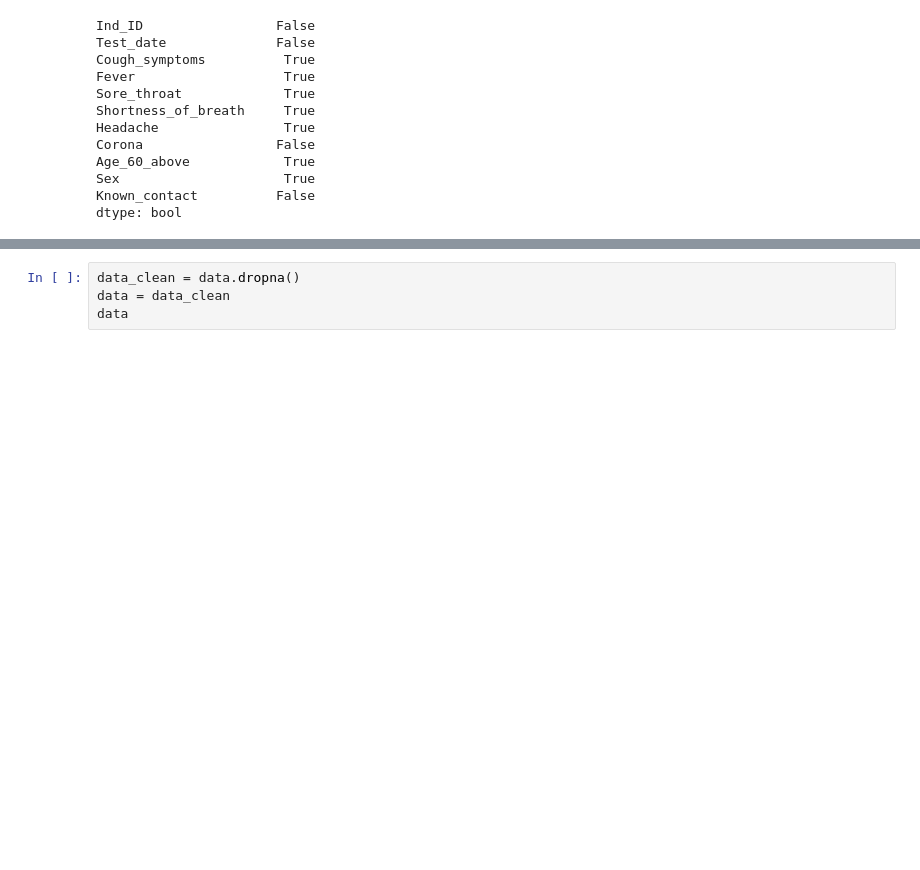
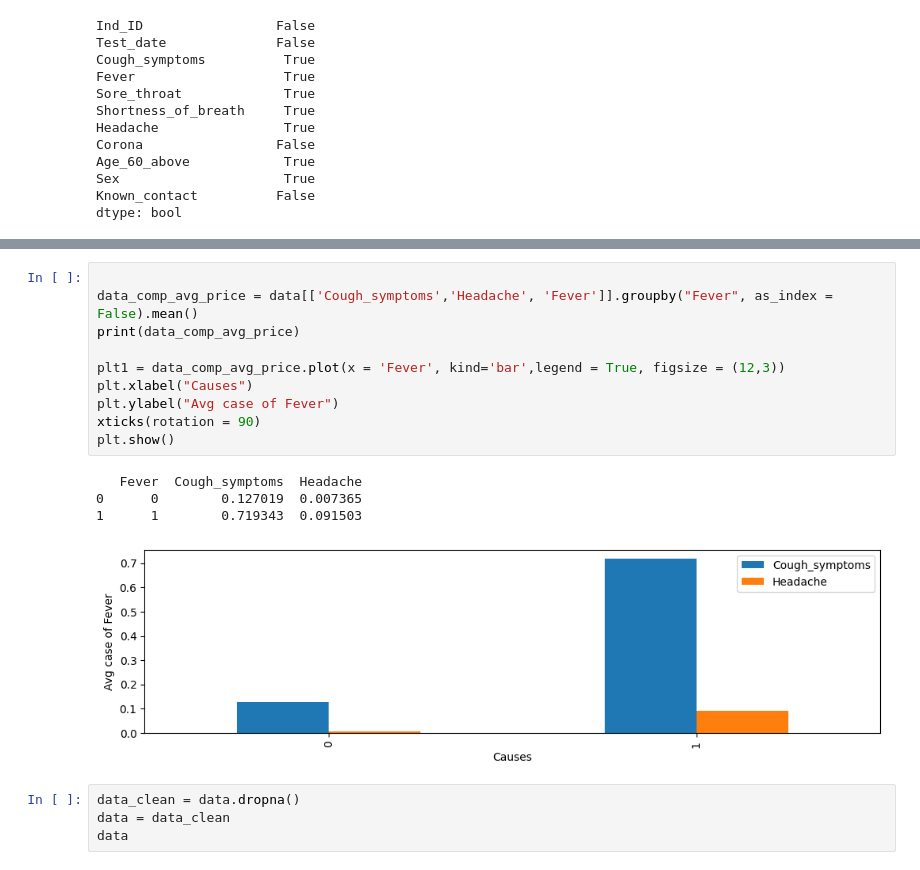
Before and after one commit to Sanayaghimire/Data_Science, a Jupyter notebook: covid_test.ipynb, the cells around one changed output, grey strips where cells are left out. Cells and saved outputs as stored; diff of their text form; blank space fills up the shorter version.

```diff
--- a/covid_test.ipynb
+++ b/covid_test.ipynb
@@ -75,3 +108,18 @@ dtype: bool
+# %%
+
+data_comp_avg_price = data[['Cough_symptoms','Headache', 'Fever']].groupby("Fever", as_index = False).mean()
+print(data_comp_avg_price)
+
+plt1 = data_comp_avg_price.plot(x = 'Fever', kind='bar',legend = True, figsize = (12,3))
+plt.xlabel("Causes")
+plt.ylabel("Avg case of Fever")
+xticks(rotation = 90)
+plt.show()
+# %% [output]
+   Fever  Cough_symptoms  Headache
+0      0        0.127019  0.007365
+1      1        0.719343  0.091503
+[figure, added]
 # %%
 data_clean = data.dropna()
 data = data_clean
```
Also changed, not shown: parts of 5 cells of this notebook.
